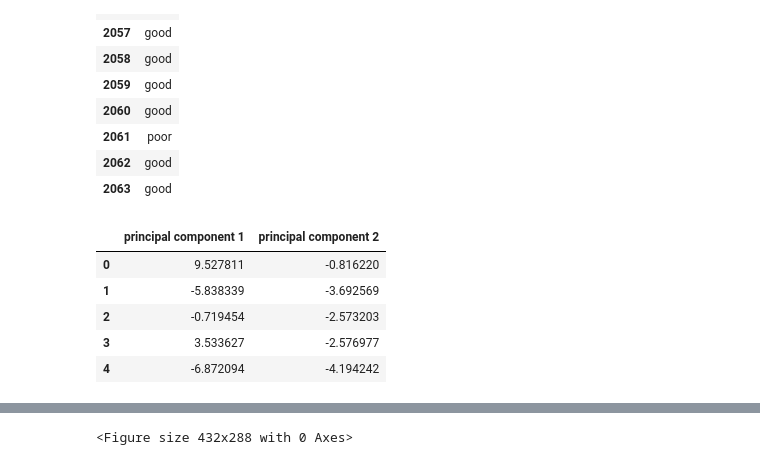
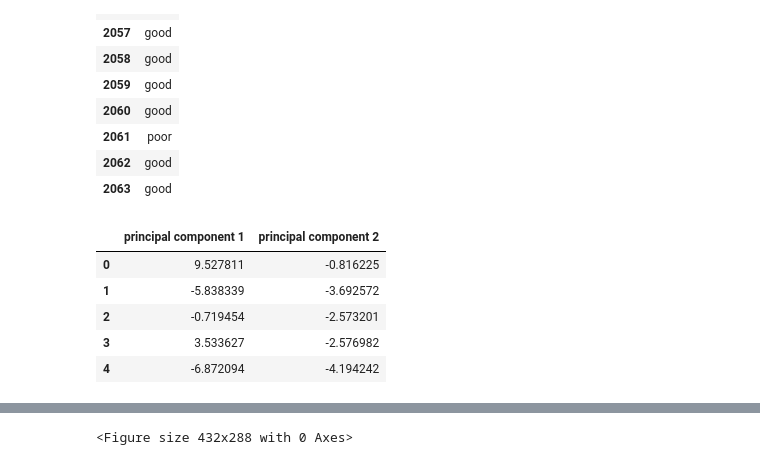
Before and after one commit to aramburoc/CSS_Project4_Corrine, a Jupyter notebook: Project 4 Students.ipynb, the cells around one changed output, grey strips where cells are left out. Drawn from its saved outputs; the diff is of its cells as text; code cells hidden in the pictures.

```diff
--- a/Project 4 Students.ipynb
+++ b/Project 4 Students.ipynb
@@ -240,6 +240,9 @@ Text(0, 0.5, 'Variance Explained')
 [figure]
 # %% [markdown]
 ### 2D Scatterplot of the first two components
+# %%
+pca_2 = PCA(n_components = 2)
+principalComponents_nhanes_2 = pca_2.fit_transform(nhanes_scaled)
 # %%
 #Here I add back in the binary variable to get "good" and "poor" and create a data frame for the y variable
 #"HSD010_binary," so we can get the binary of "good" and "poor" rather than numbers
@@ -263,16 +266,16 @@ y_var.tail(10)
 | 2063 | good |
 # %%
 #Create a dataframe for the first two principal components for the scatter plot
-pca_2_df = pd.DataFrame(data = principalComponents_nhanes,
+pca_2_df = pd.DataFrame(data = principalComponents_nhanes_2,
                         columns = ['principal component 1', 'principal component 2'])
 
 pca_2_df.head()
 # %% [output]
 |  | principal component 1 | principal component 2 |
-| 0 | 9.527811 | -0.816220 |
-| 1 | -5.838339 | -3.692569 |
-| 2 | -0.719454 | -2.573203 |
-| 3 | 3.533627 | -2.576977 |
+| 0 | 9.527811 | -0.816225 |
+| 1 | -5.838339 | -3.692572 |
+| 2 | -0.719454 | -2.573201 |
+| 3 | 3.533627 | -2.576982 |
 | 4 | -6.872094 | -4.194242 |
 # %%
 #Concatenate the target feature (HSD010_binary) onto the final data set that has the
```
Also changed, not shown: parts of 6 cells of this notebook.
